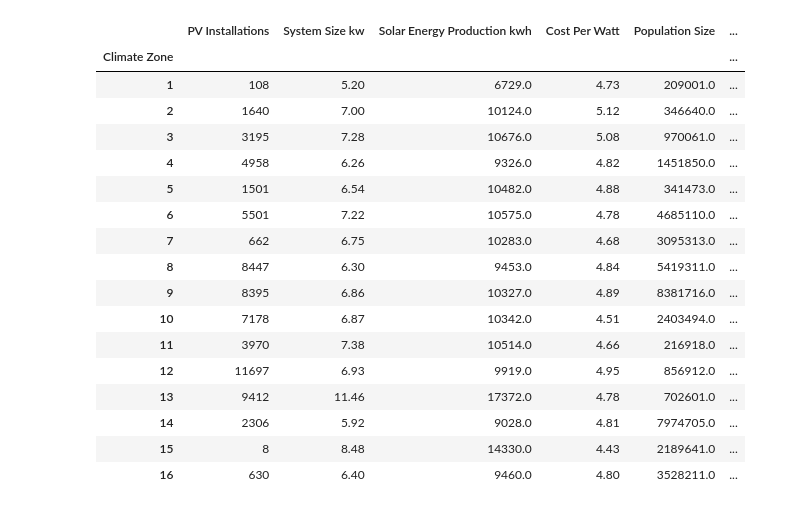
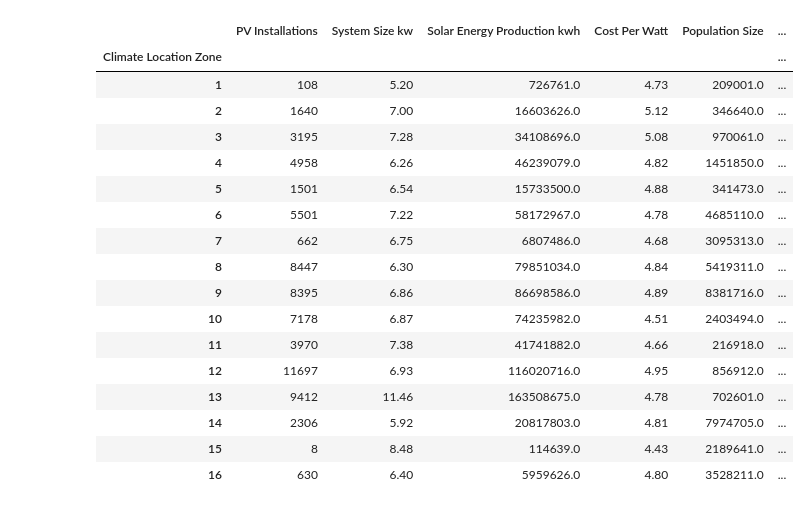
Before and after one commit to dylanmkaiser/Project1, a Jupyter notebook: open_pv_california_2015-V2.ipynb, the cells around one changed output. Cells and saved outputs as stored; diff of their text form; code cells hidden in the pictures.

```diff
--- a/open_pv_california_2015-V2.ipynb
+++ b/open_pv_california_2015-V2.ipynb
@@ -69,37 +69,40 @@ solar_summary.head()
 # %%
 #SHOW DATA GROUPBY CLIMATE ZONE AND MERGE IN THE ADDITIONAL INFORMATION FROM
 
 
 cz_count=pd.DataFrame(solar_summary["Building CZ"].value_counts()).reset_index()
-cz_count=cz_count.rename(columns = {"index": "Climate Zone","Building CZ": "PV Installations"})
-cz_count=cz_count.sort_values("Climate Zone").set_index("Climate Zone")
+cz_count=cz_count.rename(columns = {"index": "Climate Location Zone","Building CZ": "PV Installations"})
+cz_count=cz_count.sort_values("Climate Location Zone").set_index("Climate Location Zone")
 
 #Making a new database to insert all information
 solardata_summary=cz_count
 
 solardata_summary["System Size kw"]=round(solar_summary.groupby("Building CZ")["System Size kw"].mean(),2)
-solardata_summary["Solar Energy Production kwh"]=round(solar_summary.groupby("Building CZ")["Solar Energy Production kwh"].mean())
+solardata_summary["Solar Energy Production kwh"]=round(solar_summary.groupby("Building CZ")["Solar Energy Production kwh"].sum())
 solardata_summary["Cost Per Watt"]=round(solar_summary.groupby("Building CZ")["Cost Per Watt"].mean(),2)
 solardata_summary["Population Size"]=round(solar_summary.groupby("Building CZ")["Population"].mean())
 solardata_summary["Housing Units"]=round(solar_summary.groupby("Building CZ")["Housing Units"].mean())
+solardata_summary["Ratio of Intallations:Housing Units"]=round(100*solardata_summary["PV Installations"]/solardata_summary["Housing Units"], 2)
+solardata_summary["Electricity (Not Solar) Production Millions of kWh (GWh)"]=round(solar_summary.groupby("Building CZ")["Electricity Production Millions of kWh (GWh)"].sum(),2)
 
+solardata_summary=pd.DataFrame(solardata_summary)
 solardata_summary
 # %% [output]
 |  | PV Installations | System Size kw | Solar Energy Production kwh | Cost Per Watt | Population Size | ... |
-| Climate Zone |  |  |  |  |  | ... |
-| 1 | 108 | 5.20 | 6729.0 | 4.73 | 209001.0 | ... |
-| 2 | 1640 | 7.00 | 10124.0 | 5.12 | 346640.0 | ... |
-| 3 | 3195 | 7.28 | 10676.0 | 5.08 | 970061.0 | ... |
-| 4 | 4958 | 6.26 | 9326.0 | 4.82 | 1451850.0 | ... |
-| 5 | 1501 | 6.54 | 10482.0 | 4.88 | 341473.0 | ... |
-| 6 | 5501 | 7.22 | 10575.0 | 4.78 | 4685110.0 | ... |
-| 7 | 662 | 6.75 | 10283.0 | 4.68 | 3095313.0 | ... |
-| 8 | 8447 | 6.30 | 9453.0 | 4.84 | 5419311.0 | ... |
-| 9 | 8395 | 6.86 | 10327.0 | 4.89 | 8381716.0 | ... |
-| 10 | 7178 | 6.87 | 10342.0 | 4.51 | 2403494.0 | ... |
-| 11 | 3970 | 7.38 | 10514.0 | 4.66 | 216918.0 | ... |
-| 12 | 11697 | 6.93 | 9919.0 | 4.95 | 856912.0 | ... |
-| 13 | 9412 | 11.46 | 17372.0 | 4.78 | 702601.0 | ... |
-| 14 | 2306 | 5.92 | 9028.0 | 4.81 | 7974705.0 | ... |
-| 15 | 8 | 8.48 | 14330.0 | 4.43 | 2189641.0 | ... |
-| 16 | 630 | 6.40 | 9460.0 | 4.80 | 3528211.0 | ... |
+| Climate Location Zone |  |  |  |  |  | ... |
+| 1 | 108 | 5.20 | 726761.0 | 4.73 | 209001.0 | ... |
+| 2 | 1640 | 7.00 | 16603626.0 | 5.12 | 346640.0 | ... |
+| 3 | 3195 | 7.28 | 34108696.0 | 5.08 | 970061.0 | ... |
+| 4 | 4958 | 6.26 | 46239079.0 | 4.82 | 1451850.0 | ... |
+| 5 | 1501 | 6.54 | 15733500.0 | 4.88 | 341473.0 | ... |
+| 6 | 5501 | 7.22 | 58172967.0 | 4.78 | 4685110.0 | ... |
+| 7 | 662 | 6.75 | 6807486.0 | 4.68 | 3095313.0 | ... |
+| 8 | 8447 | 6.30 | 79851034.0 | 4.84 | 5419311.0 | ... |
+| 9 | 8395 | 6.86 | 86698586.0 | 4.89 | 8381716.0 | ... |
+| 10 | 7178 | 6.87 | 74235982.0 | 4.51 | 2403494.0 | ... |
+| 11 | 3970 | 7.38 | 41741882.0 | 4.66 | 216918.0 | ... |
+| 12 | 11697 | 6.93 | 116020716.0 | 4.95 | 856912.0 | ... |
+| 13 | 9412 | 11.46 | 163508675.0 | 4.78 | 702601.0 | ... |
+| 14 | 2306 | 5.92 | 20817803.0 | 4.81 | 7974705.0 | ... |
+| 15 | 8 | 8.48 | 114639.0 | 4.43 | 2189641.0 | ... |
+| 16 | 630 | 6.40 | 5959626.0 | 4.80 | 3528211.0 | ... |
```
Also changed, not shown: parts of 9 cells of this notebook.
